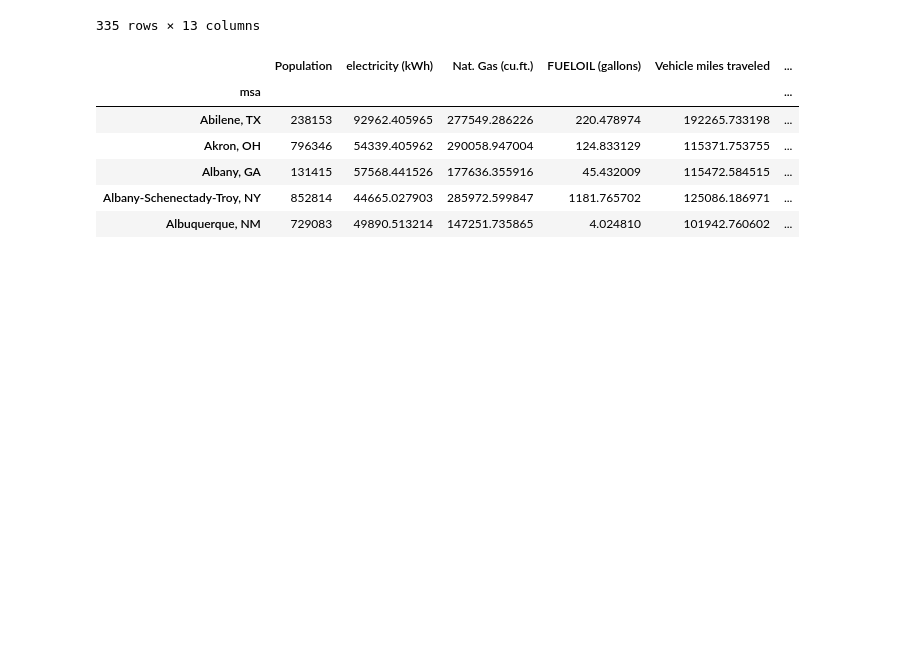
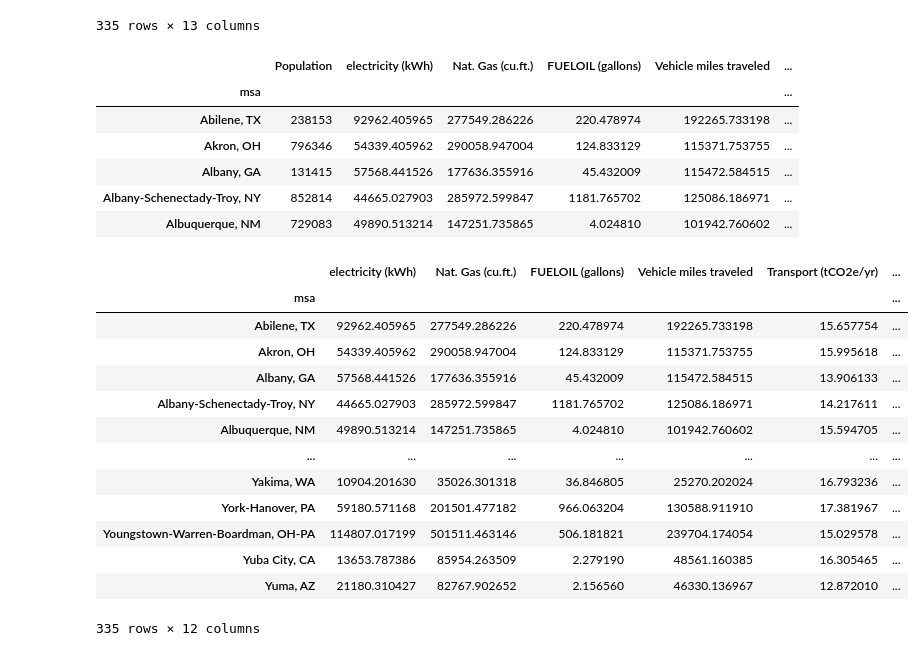
Before and after one commit to narslab/msa-emission-typologies, a Jupyter notebook: bin/jupyter/carbonfootprint_msa.ipynb, the cells around one changed output. Drawn from its saved outputs; the diff is of its cells as text; code cells hidden in the pictures; blank space fills up the shorter version.

Commit message:
updated carbon footprint msa code

```diff
--- a/bin/jupyter/carbonfootprint_msa.ipynb
+++ b/bin/jupyter/carbonfootprint_msa.ipynb
@@ -39,3 +39,12 @@ cfc_df
 | 3123 | 19742 | WY | UINTA | 10590.880408 | 61979.519061 | 1.217890 | ... |
 | 3124 | 33496 | WY | CAMPBELL | 10247.408945 | 49850.352876 | 1.780703 | ... |
 3125 rows × 15 columns
+# %%
+#create new columns for data
+cfc_df.insert(loc = 0, column = 'Transport Total (tCO2e/yr)', value = cfc_df['Transport (tCO2e/yr)']*cfc_df['Households'])
+cfc_df.insert(loc = 0, column = 'Housing Total (tCO2e/yr)', value = cfc_df['Housing (tCO2e/yr)']*cfc_df['Households'])
+cfc_df.insert(loc = 0, column = 'Food Total (tCO2e/yr)', value = cfc_df['Food (tCO2e/yr)']*cfc_df['Households'])
+cfc_df.insert(loc = 0, column = 'Goods Total (tCO2e/yr)', value = cfc_df['Goods (tCO2e/yr)']*cfc_df['Households'])
+cfc_df.insert(loc = 0, column = 'Services Total (tCO2e/yr)', value = cfc_df['Services (tCO2e/yr)']*cfc_df['Households'])
+# %%
+cfc_df = cfc_df[['Population', 'State', 'County', 'electricity (kWh)', 'Nat. Gas (cu.ft.)', 'FUELOIL (gallons)', 'Vehicle miles traveled', 'Transport Total (tCO2e/yr)','Housing Total (tCO2e/yr)', 'Food Total (tCO2e/yr)','Goods Total (tCO2e/yr)', 'Services Total (tCO2e/yr)', 'Total Household Carbon Footprint (tCO2e/yr)', 'Households', 'Total County Carbon Footprint (tCO2e/yr)']]
@@ -185,6 +209,32 @@ cfc_df.head()
 | Albany, GA | 131415 | 57568.441526 | 177636.355916 | 45.432009 | 115472.584515 | ... |
 | Albany-Schenectady-Troy, NY | 852814 | 44665.027903 | 285972.599847 | 1181.765702 | 125086.186971 | ... |
 | Albuquerque, NM | 729083 | 49890.513214 | 147251.735865 | 4.024810 | 101942.760602 | ... |
+# %%
+#create new columns for data
+cfc_df.insert(loc = 0, column = 'Transport (tCO2e/yr)', value = cfc_df['Transport Total (tCO2e/yr)']/cfc_df['Households'])
+cfc_df.insert(loc = 0, column = 'Housing (tCO2e/yr)', value = cfc_df['Housing Total (tCO2e/yr)']/cfc_df['Households'])
+cfc_df.insert(loc = 0, column = 'Food (tCO2e/yr)', value = cfc_df['Food Total (tCO2e/yr)']/cfc_df['Households'])
+cfc_df.insert(loc = 0, column = 'Goods (tCO2e/yr)', value = cfc_df['Goods Total (tCO2e/yr)']/cfc_df['Households'])
+cfc_df.insert(loc = 0, column = 'Services (tCO2e/yr)', value = cfc_df['Services Total (tCO2e/yr)']/cfc_df['Households'])
+# %%
+cfc_df = cfc_df[['electricity (kWh)', 'Nat. Gas (cu.ft.)', 'FUELOIL (gallons)', 'Vehicle miles traveled', 'Transport (tCO2e/yr)','Housing (tCO2e/yr)', 'Food (tCO2e/yr)','Goods (tCO2e/yr)', 'Services (tCO2e/yr)', 'Total Household Carbon Footprint (tCO2e/yr)', 'Households', 'Total County Carbon Footprint (tCO2e/yr)']]
+# %%
+cfc_df
+# %% [output]
+|  | electricity (kWh) | Nat. Gas (cu.ft.) | FUELOIL (gallons) | Vehicle miles traveled | Transport (tCO2e/yr) | ... |
+| msa |  |  |  |  |  | ... |
+| Abilene, TX | 92962.405965 | 277549.286226 | 220.478974 | 192265.733198 | 15.657754 | ... |
+| Akron, OH | 54339.405962 | 290058.947004 | 124.833129 | 115371.753755 | 15.995618 | ... |
+| Albany, GA | 57568.441526 | 177636.355916 | 45.432009 | 115472.584515 | 13.906133 | ... |
+| Albany-Schenectady-Troy, NY | 44665.027903 | 285972.599847 | 1181.765702 | 125086.186971 | 14.217611 | ... |
+| Albuquerque, NM | 49890.513214 | 147251.735865 | 4.024810 | 101942.760602 | 15.594705 | ... |
+| ... | ... | ... | ... | ... | ... | ... |
+| Yakima, WA | 10904.201630 | 35026.301318 | 36.846805 | 25270.202024 | 16.793236 | ... |
+| York-Hanover, PA | 59180.571168 | 201501.477182 | 966.063204 | 130588.911910 | 17.381967 | ... |
+| Youngstown-Warren-Boardman, OH-PA | 114807.017199 | 501511.463146 | 506.181821 | 239704.174054 | 15.029578 | ... |
+| Yuba City, CA | 13653.787386 | 85954.263509 | 2.279190 | 48561.160385 | 16.305465 | ... |
+| Yuma, AZ | 21180.310427 | 82767.902652 | 2.156560 | 46330.136967 | 12.872010 | ... |
+335 rows × 12 columns
 # %%
 from pathlib import Path
 filepath = Path('../../data/tidy/data-aggregation-carbonfootprint_msa.csv', index = False)
```
Also changed, not shown: parts of 2 cells of this notebook, 1 other file.
